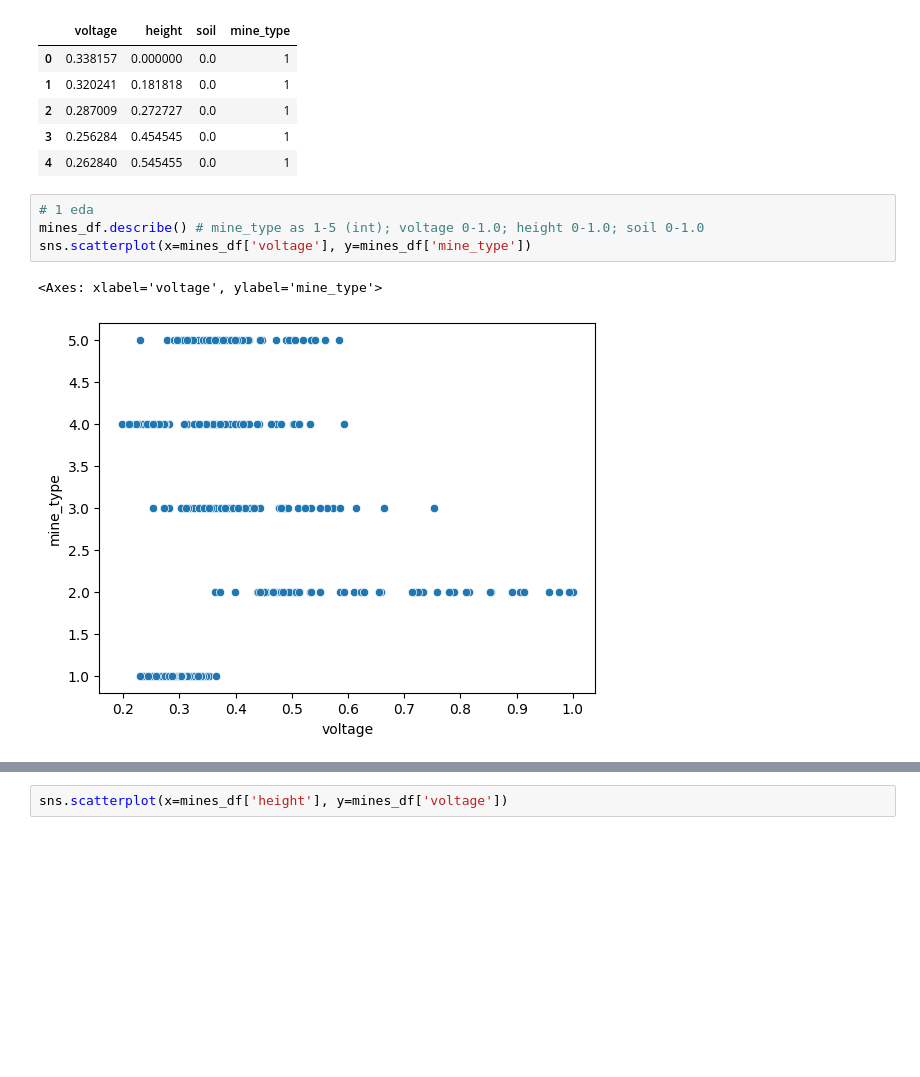
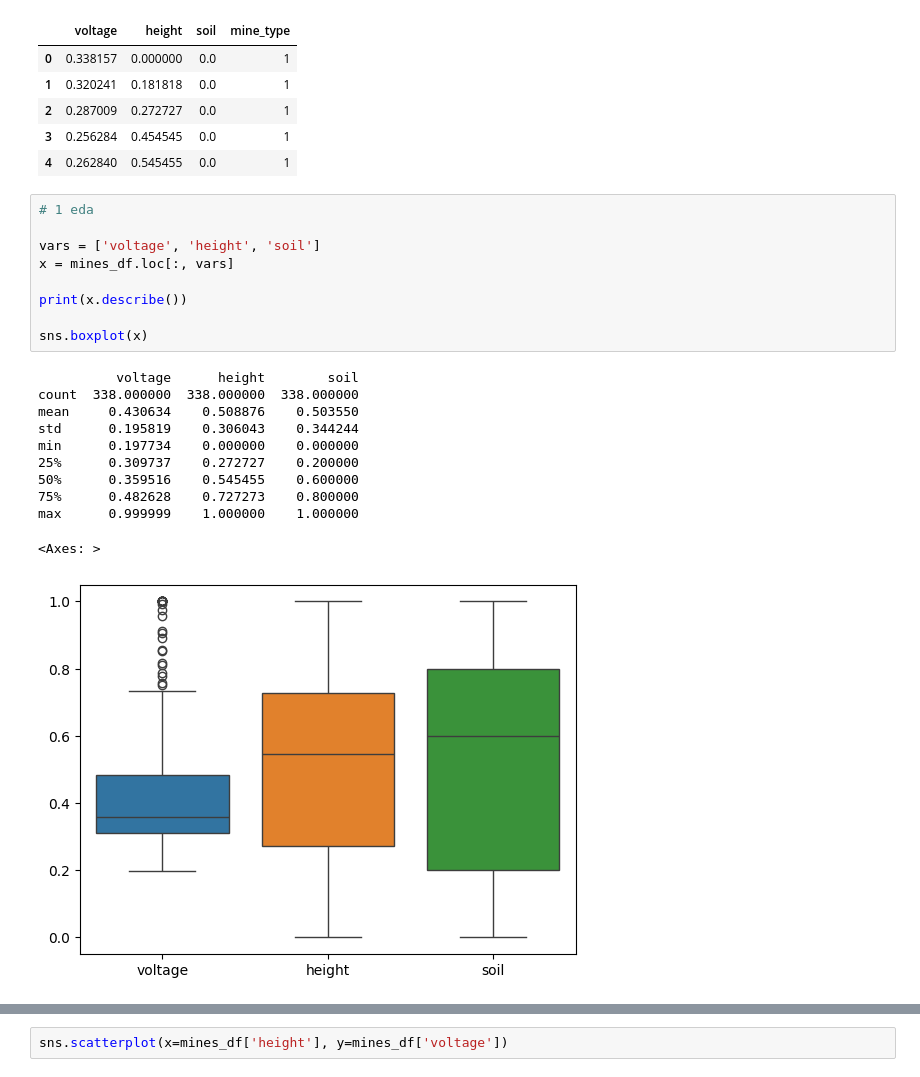
Before and after one commit to AngelikaBaloy/undergrad_ml_assignments, a Jupyter notebook: 02_assignment_knn.ipynb, the cells around one changed output, grey strips where cells are left out. Cells and saved outputs as stored; diff of their text form; blank space fills up the shorter version.

```diff
--- a/02_assignment_knn.ipynb
+++ b/02_assignment_knn.ipynb
@@ -68,8 +68,22 @@ mines_df.head()
 | 4 | 0.262840 | 0.545455 | 0.0 | 1 |
 # %%
 # 1 eda
-mines_df.describe() # mine_type as 1-5 (int); voltage 0-1.0; height 0-1.0; soil 0-1.0
-sns.scatterplot(x=mines_df['voltage'], y=mines_df['mine_type'])
+
+vars = ['voltage', 'height', 'soil']
+x = mines_df.loc[:, vars]
+
+print(x.describe())
+
+sns.boxplot(x)
 # %% [output]
-<Axes: xlabel='voltage', ylabel='mine_type'>
+          voltage      height        soil
+count  338.000000  338.000000  338.000000
+mean     0.430634    0.508876    0.503550
+std      0.195819    0.306043    0.344244
+min      0.197734    0.000000    0.000000
+25%      0.309737    0.272727    0.200000
+50%      0.359516    0.545455    0.600000
+75%      0.482628    0.727273    0.800000
+max      0.999999    1.000000    1.000000
+<Axes: >
-[figure, old version]
+[figure, new version]
```
Also changed, not shown: parts of 13 cells of this notebook.
